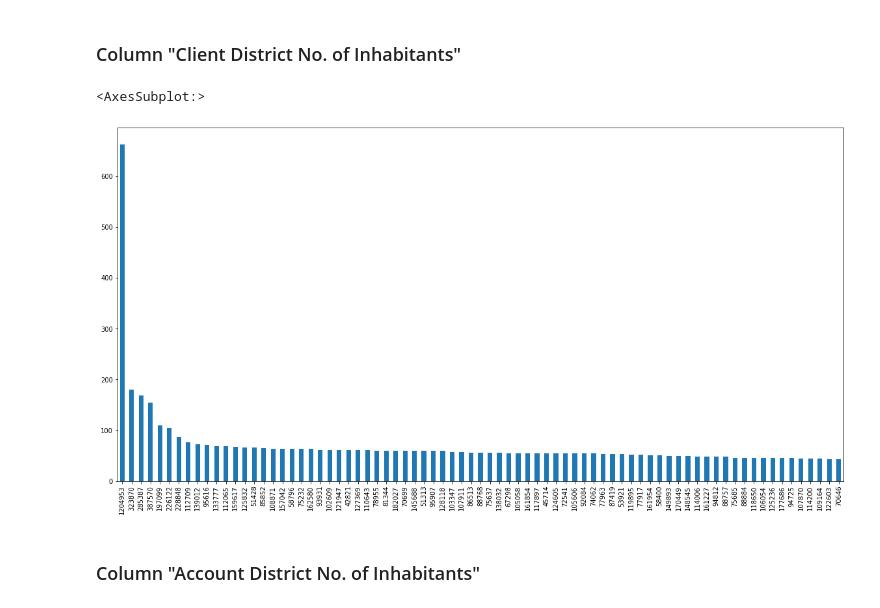
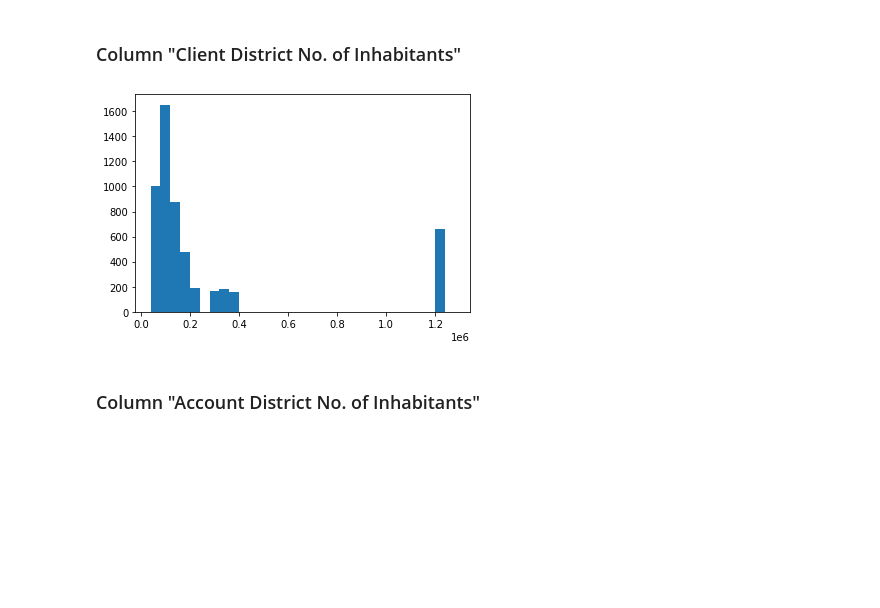
Before and after one commit to claramoreirag/FEUP-AC, a Jupyter notebook: analysis.ipynb, the cells around one changed output. Saved outputs shown, nothing was run; the diff lists cells and outputs as text; code cells hidden in the pictures; blank space fills up the shorter version.

```diff
--- a/analysis.ipynb
+++ b/analysis.ipynb
@@ -325,13 +319,14 @@ static_dataset['account_district_region'].value_counts().plot(
 [figure]
 # %% [markdown]
 ### Column "Client District No. of Inhabitants"
-# %%
-static_dataset['client_district_no. of inhabitants'].value_counts().plot(
-    kind='bar', figsize=(20, 10))
-
-    #FIXME: change by distribution on intervals of inhabitants
-# %% [output]
-<AxesSubplot:>
-[figure, removed]
+# %%
+# static_dataset['client_district_no. of inhabitants'].value_counts().plot(
+#     kind='bar', figsize=(20, 10))
+
+plt.hist(static_dataset['client_district_no. of inhabitants'], bins=[40000, 80000, 120000, 160000, 200000, 240000, 280000, 320000, 360000, 400000, 440000, 480000,
+         520000, 560000, 600000, 640000, 680000, 720000, 760000, 800000, 840000, 880000, 920000, 960000, 1000000, 1040000, 1080000, 1120000, 1160000, 1200000, 1240000, 1280000])
+plt.show()
+# %% [output]
+[figure, added]
 # %% [markdown]
 ### Column "Account District No. of Inhabitants"
```
Also changed, not shown: parts of 17 cells of this notebook.
